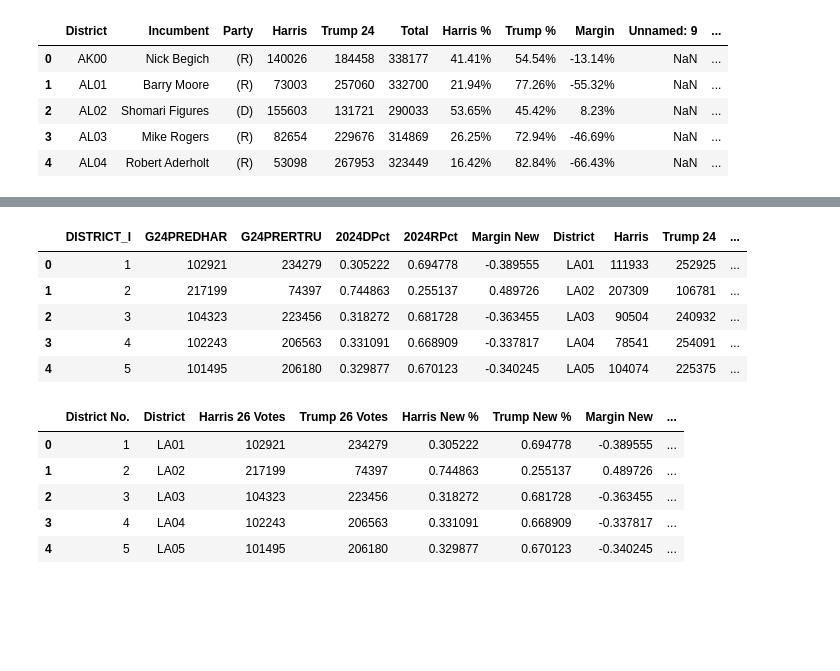
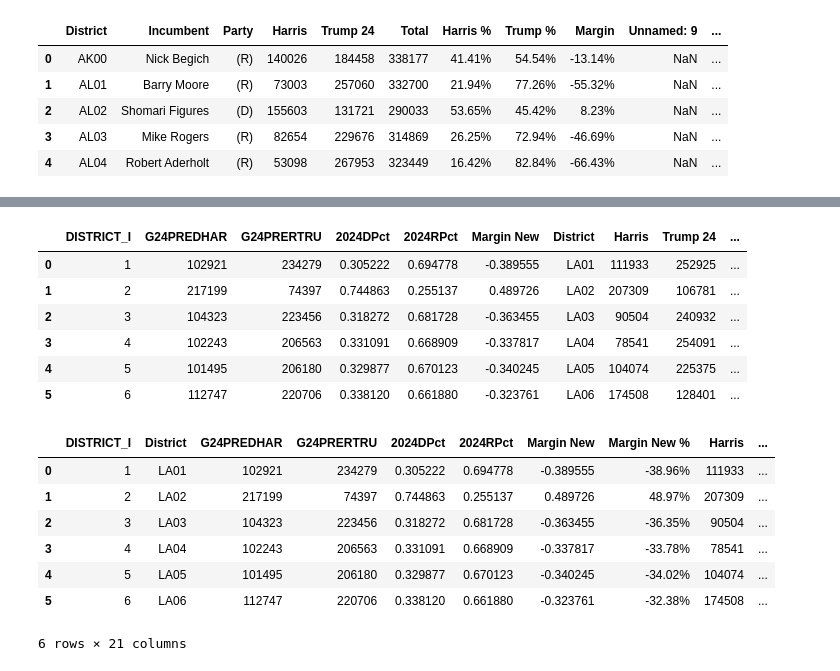
Before and after one commit to rgao/redistricting_tracker, a Jupyter notebook: etl_louisiana.ipynb, the cells around one changed output, grey strips where cells are left out. Drawn from its saved outputs; the diff is of its cells as text; code cells hidden in the pictures; blank space fills up the shorter version.

Commit message:
updated LA's etl to incorporate identifier for targeted districts; fixed hatch color rendering

```diff
--- a/etl_louisiana.ipynb
+++ b/etl_louisiana.ipynb
@@ -114,7 +117,7 @@ geocols = ['SHAPE_AREA', 'SHAPE_LEN', 'geometry']
 new_order = [col for col in gdf_clean.columns if col not in geocols] + geocols
 gdf_clean = gdf_clean[new_order]
 
-gdf_clean.head()
+gdf_clean.head(6)
 # %% [output]
 |  | DISTRICT_I | G24PREDHAR | G24PRERTRU | 2024DPct | 2024RPct | Margin New | District | Harris | Trump 24 | ... |
 | 0 | 1 | 102921 | 234279 | 0.305222 | 0.694778 | -0.389555 | LA01 | 111933 | 252925 | ... |
@@ -122,33 +125,25 @@ gdf_clean.head()
 | 2 | 3 | 104323 | 223456 | 0.318272 | 0.681728 | -0.363455 | LA03 | 90504 | 240932 | ... |
 | 3 | 4 | 102243 | 206563 | 0.331091 | 0.668909 | -0.337817 | LA04 | 78541 | 254091 | ... |
 | 4 | 5 | 101495 | 206180 | 0.329877 | 0.670123 | -0.340245 | LA05 | 104074 | 225375 | ... |
+| 5 | 6 | 112747 | 220706 | 0.338120 | 0.661880 | -0.323761 | LA06 | 174508 | 128401 | ... |
 # %%
 # move margin columns
 gdf_clean.insert(1, 'District', gdf_clean.pop('District'))
 gdf_clean.insert(7, 'Margin New %', gdf_clean.pop('Margin New %'))
 gdf_clean.insert(13, 'Margin Float', gdf_clean.pop('Margin Float'))
 gdf_clean.insert(16, 'Margin Shift %', gdf_clean.pop('Margin Shift %'))
 
-# rename columns
-gdf_clean = gdf_clean.rename(columns={
-    'DISTRICT_I': 'District No.',
-    'G24PREDHAR': 'Harris 26 Votes',
-    'G24PRERTRU': 'Trump 26 Votes',
-    '2024DPct': 'Harris New %',
-    '2024RPct': 'Trump New %',
-    'Harris': 'Harris 24',
-    'Margin Float': 'Margin 24',
-    'Margin': 'Margin %',
-    'Total': 'Total Votes 24',
-    'SHAPE_AREA': 'Shape Area',
-    'SHAPE_LEN': 'Shape Length'
-})
+# column to indicate districts targeted by redistricting
+gdf_clean['Targeted'] = (gdf_clean['Margin New'] * gdf_clean['Margin Float']) < 0
+gdf_clean.insert(17, 'Targeted', gdf_clean.pop('Targeted'))
 
-gdf_clean.head()
+gdf_clean.head(6)
 # %% [output]
-|  | District No. | District | Harris 26 Votes | Trump 26 Votes | Harris New % | Trump New % | Margin New | ... |
-| 0 | 1 | LA01 | 102921 | 234279 | 0.305222 | 0.694778 | -0.389555 | ... |
-| 1 | 2 | LA02 | 217199 | 74397 | 0.744863 | 0.255137 | 0.489726 | ... |
-| 2 | 3 | LA03 | 104323 | 223456 | 0.318272 | 0.681728 | -0.363455 | ... |
-| 3 | 4 | LA04 | 102243 | 206563 | 0.331091 | 0.668909 | -0.337817 | ... |
-| 4 | 5 | LA05 | 101495 | 206180 | 0.329877 | 0.670123 | -0.340245 | ... |
+|  | DISTRICT_I | District | G24PREDHAR | G24PRERTRU | 2024DPct | 2024RPct | Margin New | Margin New % | Harris | ... |
+| 0 | 1 | LA01 | 102921 | 234279 | 0.305222 | 0.694778 | -0.389555 | -38.96% | 111933 | ... |
+| 1 | 2 | LA02 | 217199 | 74397 | 0.744863 | 0.255137 | 0.489726 | 48.97% | 207309 | ... |
+| 2 | 3 | LA03 | 104323 | 223456 | 0.318272 | 0.681728 | -0.363455 | -36.35% | 90504 | ... |
+| 3 | 4 | LA04 | 102243 | 206563 | 0.331091 | 0.668909 | -0.337817 | -33.78% | 78541 | ... |
+| 4 | 5 | LA05 | 101495 | 206180 | 0.329877 | 0.670123 | -0.340245 | -34.02% | 104074 | ... |
+| 5 | 6 | LA06 | 112747 | 220706 | 0.338120 | 0.661880 | -0.323761 | -32.38% | 174508 | ... |
+6 rows × 21 columns
```
Also changed, not shown: parts of 4 cells of this notebook.
